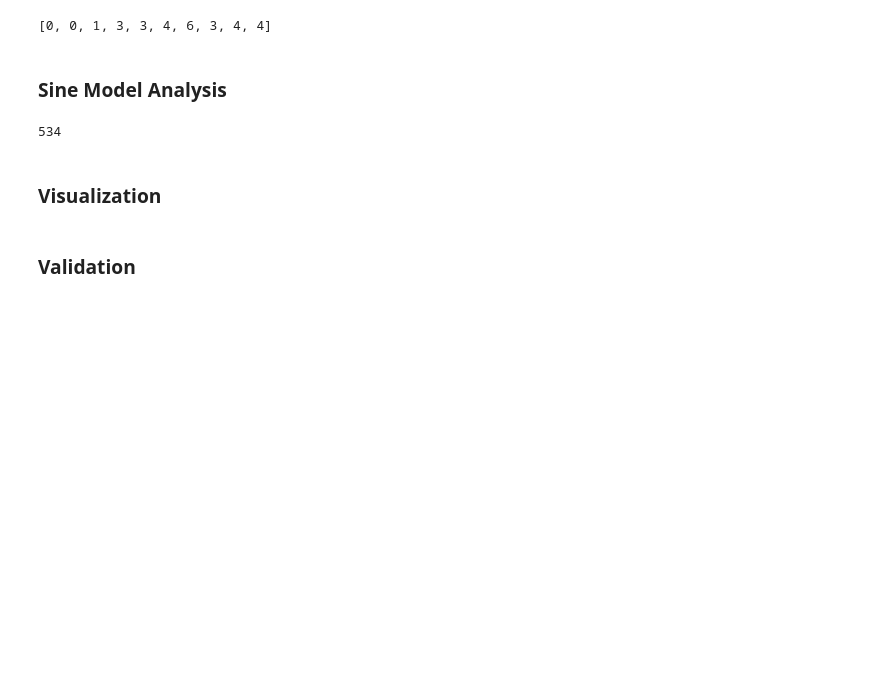
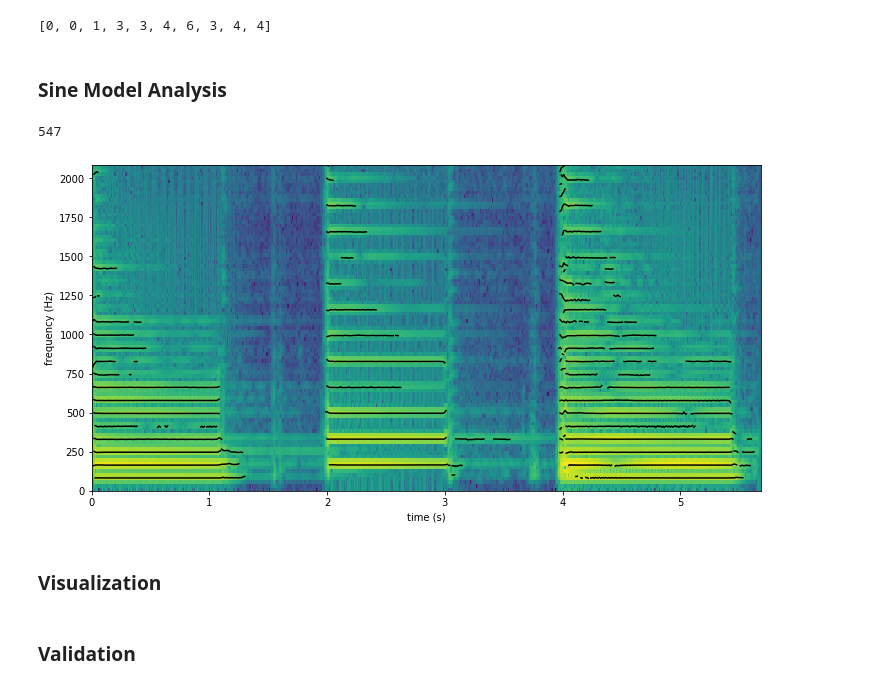
Before and after one commit to jhartquist/rtma, a Jupyter notebook: nbs/05_objects.ipynb, the cells around one changed output. Saved outputs shown, nothing was run; the diff lists cells and outputs as text; code cells hidden in the pictures; blank space fills up the shorter version.

```diff
--- a/nbs/05_objects.ipynb
+++ b/nbs/05_objects.ipynb
@@ -255,7 +279,7 @@ class PeakFrame(SpectralFrame):
         return self._peaks
 
     def plot_peaks(self):
-        ax = self.plot_magnitudes_db()
+        ax = self.plot_magnitudes()
         for p in self.peaks:
             idx = p.frequency / self.sample_rate * self.fft_size
             ax.axvline(idx, color='red')
@@ -331,6 +355,11 @@ class SineTrack:
 
     def __repr__(self):
         return f'SineTrack(freq={self.frequency}, start={self.start_index}, end={self.end_index}, len={len(self)})'
+
+    def plot(self, ax: plt.Axes, sample_rate: int, hop_size: int):
+        xs = np.arange(self.start_index, self.end_index) / sample_rate * hop_size
+        ys = [peak.frequency for peak in self.peaks]
+        ax.plot(xs, ys, c='k')
 # %%
 #export
 class SineModelFrame:
@@ -396,6 +425,7 @@ class SineModelAnalysis(PeakAnalysis):
         self.freq_dev_offset = freq_dev_offset
         self.freq_dev_slope = freq_dev_slope
         self.all_tracks = None
+        self._tracks = None
 
     @property
     def sine_model_frames(self):
@@ -408,21 +438,36 @@ class SineModelAnalysis(PeakAnalysis):
                 if track.start_index == frame.index:
                     self.all_tracks.append(track)
             yield frame
+
+    @property
+    def tracks(self):
+        if self._tracks is None:
+            self.sine_model_frames
+            self._tracks = self.all_tracks.copy()
+        return self._tracks
+
+    def plot_sines(self, max_plot_freq: float, figsize=(12, 6)):
+        ax = self.plot_magnitudes(max_plot_freq=max_plot_freq, figsize=figsize)
+        for track in self.tracks:
+            track.plot(ax, self.sample_rate, self.hop_size)
 # %%
 sma = SineModelAnalysis(s,
-                        fft_size=4096,
+                        fft_size=2048,
                         window_name='hamming',
-                        frame_size=2049,
-                        hop_size=512,
-                        peak_threshold=-20,
+                        frame_size=2001,
+                        hop_size=500,
+                        peak_threshold=-60,
                         freq_dev_offset=2,
                         freq_dev_slope=0.02)
 # %%
 sma_frames = list(sma.sine_model_frames)
+len(sma_frames)
+# %% [output]
+547
-# %%
-len(sma_frames)
-# %% [output]
-534
+# %%
+sma.plot_sines(2100)
+# %% [output]
+[figure, added]
 # %% [markdown]
 ### Visualization
 # %%
```
Also changed, not shown: parts of 9 cells of this notebook.
